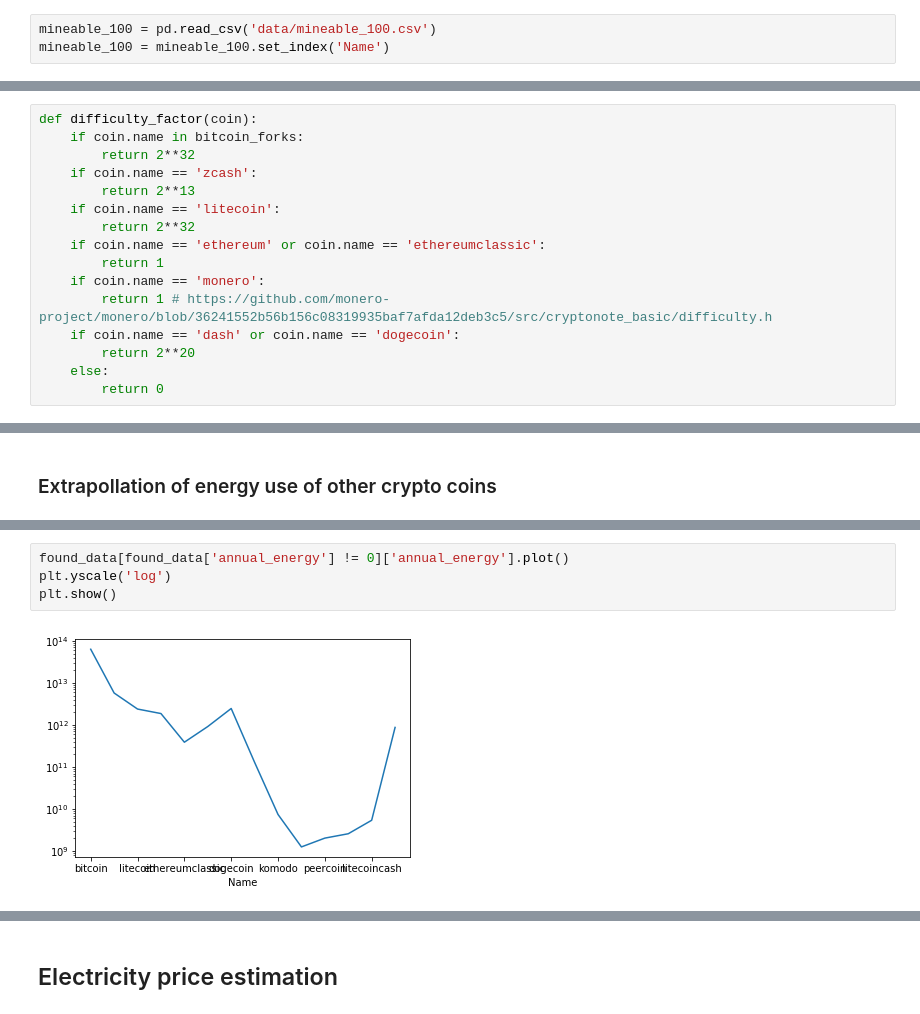
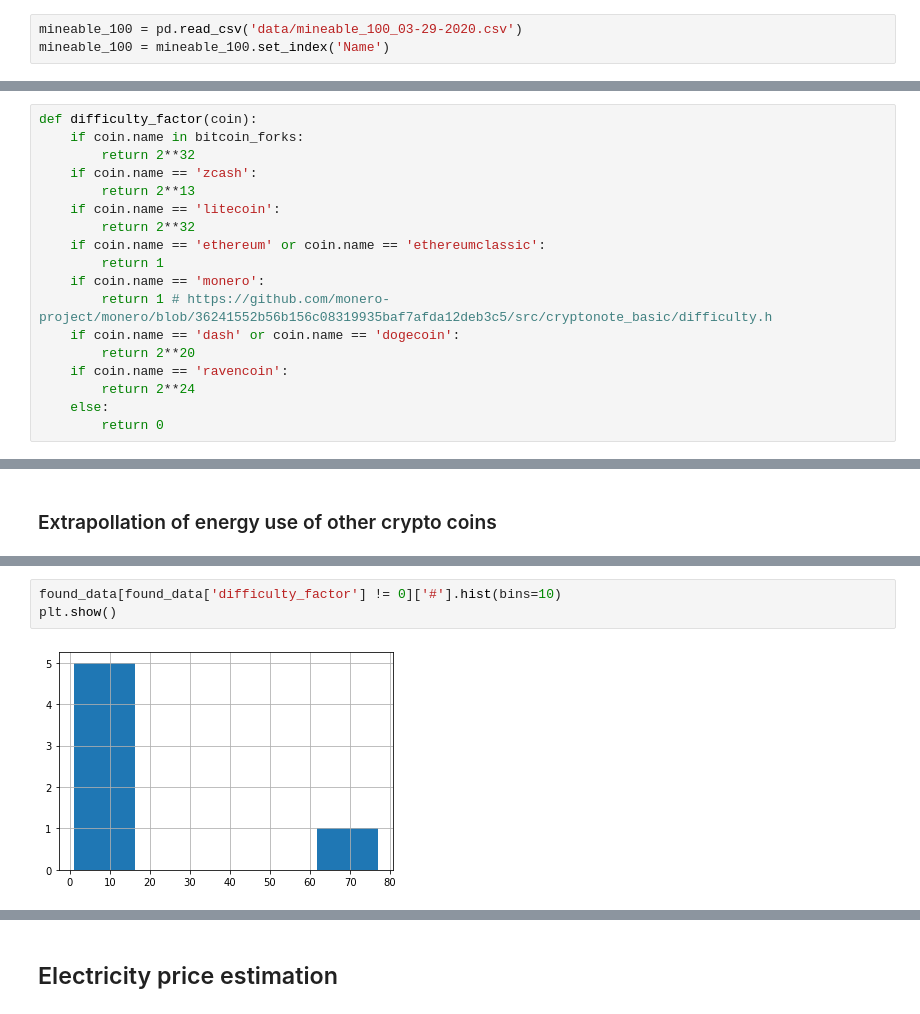
Before and after one commit to Lukasdeloose/sustainable_blockchain, a Jupyter notebook: data_analysis/energy_consumption.ipynb, the cells around one changed output, grey strips where cells are left out. Saved outputs shown, nothing was run; the diff lists cells and outputs as text.

```diff
--- a/data_analysis/energy_consumption.ipynb
+++ b/data_analysis/energy_consumption.ipynb
@@ -7,5 +7,5 @@ import numpy as np
 import datetime
 import matplotlib.pyplot as plt
 # %%
-mineable_100 = pd.read_csv('data/mineable_100.csv')
+mineable_100 = pd.read_csv('data/mineable_100_03-29-2020.csv')
 mineable_100 = mineable_100.set_index('Name')
@@ -69,6 +115,8 @@ def difficulty_factor(coin):
         return 1 # https://github.com/monero-project/monero/blob/36241552b56b156c08319935baf7afda12deb3c5/src/cryptonote_basic/difficulty.h
     if coin.name == 'dash' or coin.name == 'dogecoin':
         return 2**20
+    if coin.name == 'ravencoin':
+        return 2**24
     else:
         return 0
 # %%
@@ -176,6 +245,5 @@ found_data[found_data['annual_energy'] != 0]
 # %%
-found_data[found_data['annual_energy'] != 0]['annual_energy'].plot()
-plt.yscale('log')
+found_data[found_data['difficulty_factor'] != 0]['#'].hist(bins=10)
 plt.show()
 # %% [output]
-[figure, old version]
+[figure, new version]
```
Also changed, not shown: parts of 18 cells of this notebook, 12 other files.
